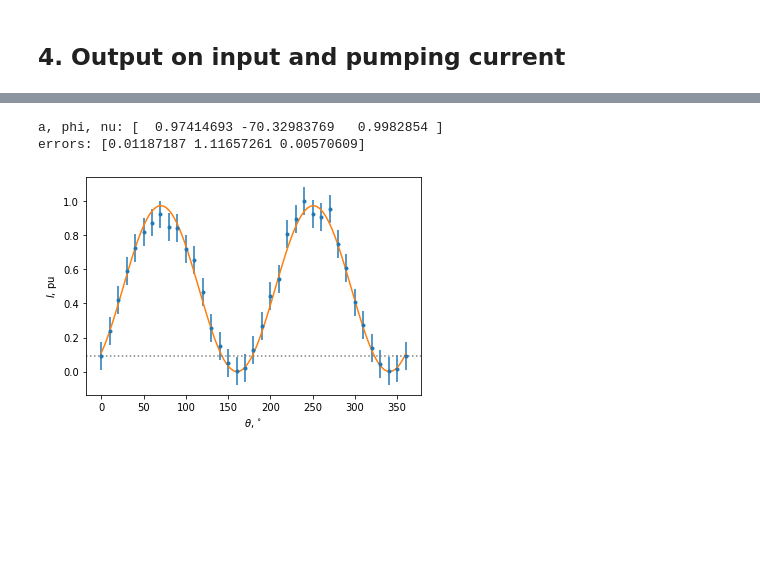
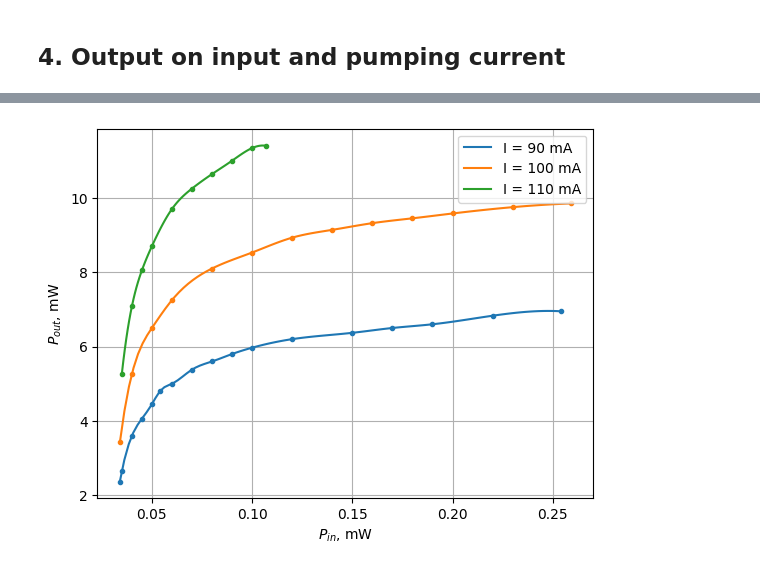
Before and after one commit to futherus/mipt_lab, a Jupyter notebook: optical_fiber.4/opto.ipynb, the cells around one changed output, grey strips where cells are left out. Cells and saved outputs as stored; diff of their text form; code cells hidden in the pictures; blank space fills up the shorter version.

```diff
--- a/optical_fiber.4/opto.ipynb
+++ b/optical_fiber.4/opto.ipynb
@@ -396,3 +405,0 @@ G = 1.0293211239630093 \pm [0.00576072]
-# %%
-data = mipt.read_excel('data/451.xlsx', usecols=['E', 'F'], header=(0)).dropna(how='all')
-data
@@ -417,30 +406,16 @@ data
-# %%
-from scipy.optimize import curve_fit
-
-theta = np.array(data['theta'])
-u = np.array(data['U']) / np.array(data['U']).max()
-
-mipt.plot(theta, u, func = None, yerr=np.full(len(u), 4 * setup.osc_err/ np.array(data['U']).max()) )
-
-# Find u = a * cos^2(theta + phi)
-def cosine(x, a, phi, nu):
-    return a * np.cos(nu * np.radians(x) + np.radians(phi))**2
-
-popt, pcov = curve_fit(cosine, theta, u)
-
-t = np.linspace(theta.min(), theta.max(), 100)
-plt.plot(t, cosine(t, popt[0], popt[1], popt[2]))
-
-plt.axhline(y=u[0], c='grey', ls=':')
-
-plt.ylabel(r"$I$, pu")
-plt.xlabel(r"$\theta, ^\circ$")
-
-plt.savefig("gen/cosine.pdf")
-
-print("a, phi, nu: {}".format(popt))
-print("errors: {}".format(np.sqrt(np.diag(pcov))))
-# %% [output]
-a, phi, nu: [  0.97414693 -70.32983769   0.9982854 ]
-errors: [0.01187187 1.11657261 0.00570609]
-[figure, removed]
+# %%
+
+
+mipt.plot(data["90"]["in"], data["90"]["out"], func=CubicSpline, label = "I = 90 mA")
+mipt.plot(data["100"]["in"], data["100"]["out"], func=CubicSpline, label = "I = 100 mA")
+mipt.plot(data["110"]["in"], data["110"]["out"], func=CubicSpline, label = "I = 110 mA")
+
+plt.grid()
+plt.legend()
+
+plt.ylabel(r"$P_{out}$, mW")
+plt.xlabel(r"$P_{in}$, mW")
+
+plt.savefig("gen/fixed.pdf")
+# %% [output]
+[figure, added]
```
Also changed, not shown: parts of 9 cells of this notebook, 1 other file.
